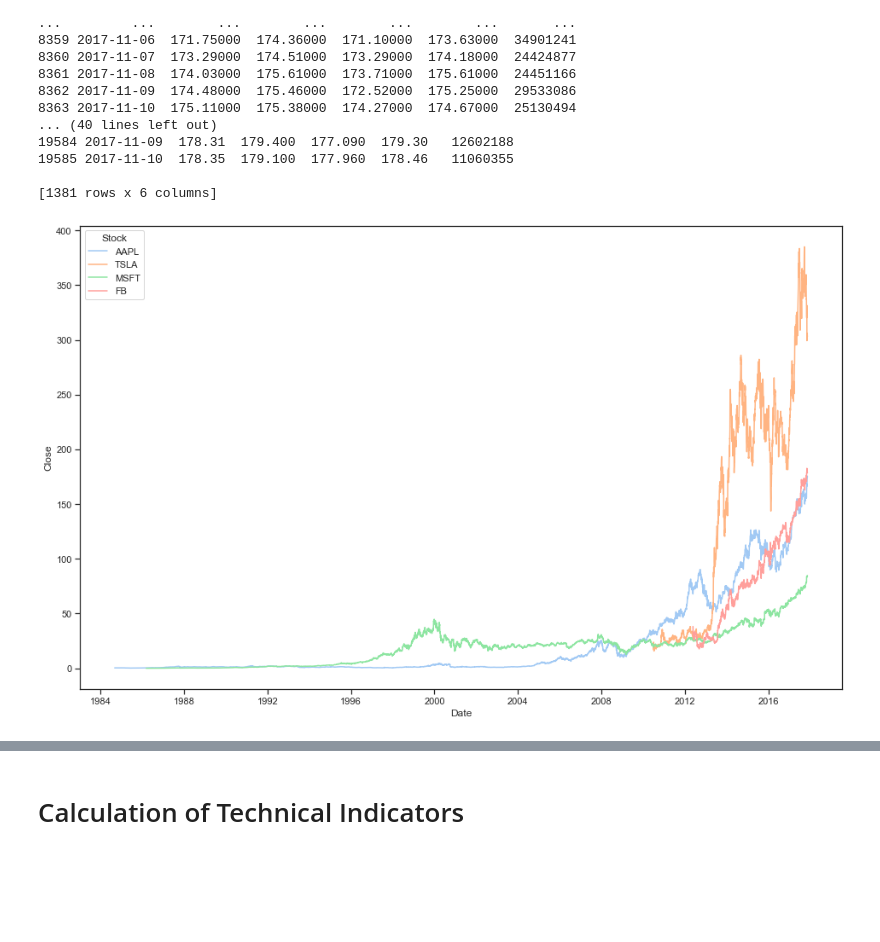
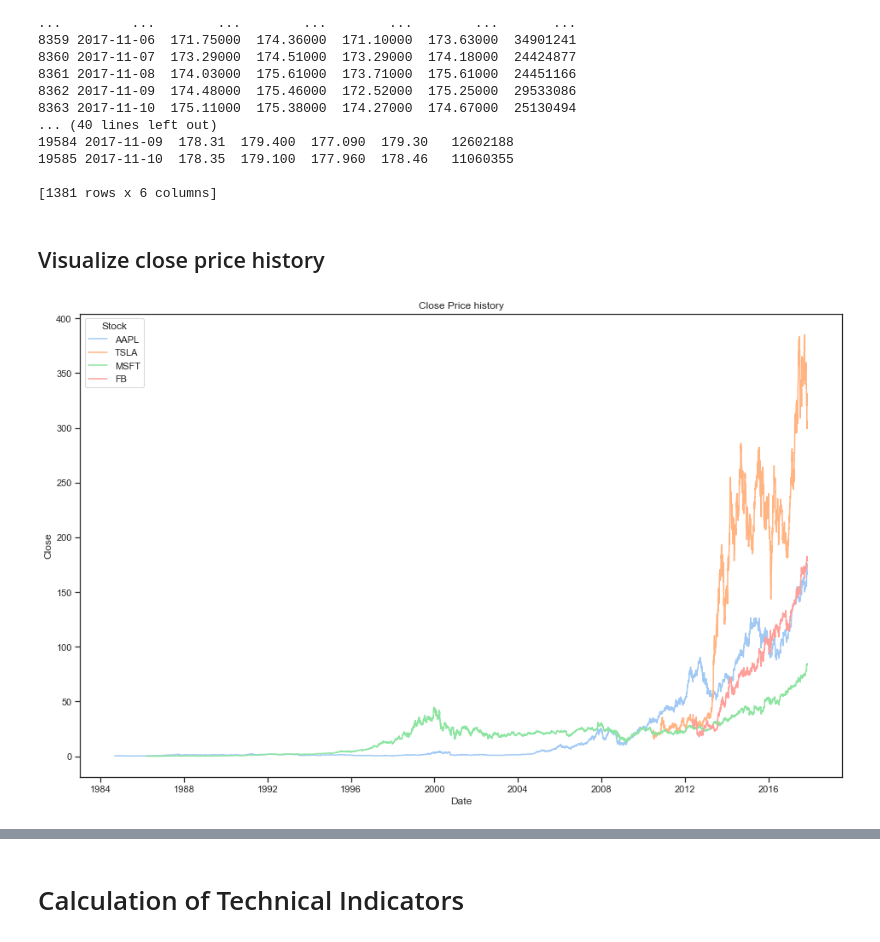
Before and after one commit to DaiVo20/Stock-Price-Prediction, a Jupyter notebook: DS102_02.ipynb, the cells around one changed output, grey strips where cells are left out. Drawn from its saved outputs; the diff is of its cells as text; code cells hidden in the pictures; blank space fills up the shorter version.

```diff
--- a/DS102_02.ipynb
+++ b/DS102_02.ipynb
@@ -84,10 +84,12 @@ for i in companies:
 19585 2017-11-10  178.35  179.100  177.960  178.46   11060355
 
 [1381 rows x 6 columns]
+# %% [markdown]
+## Visualize close price history
 # %%
 plt.figure(figsize=(16,10))
 sns.lineplot(x="Date",y="Close",data=stock_data, hue="Stock")
-# plt.xlim([stock_data['Date'].values[0], stock_data['Date'].values[-1]])
+plt.title("Close Price history")
 plt.show()
 # %% [output]
-[figure, old version]
+[figure, new version]
```
Also changed, not shown: parts of 1 cell of this notebook.
